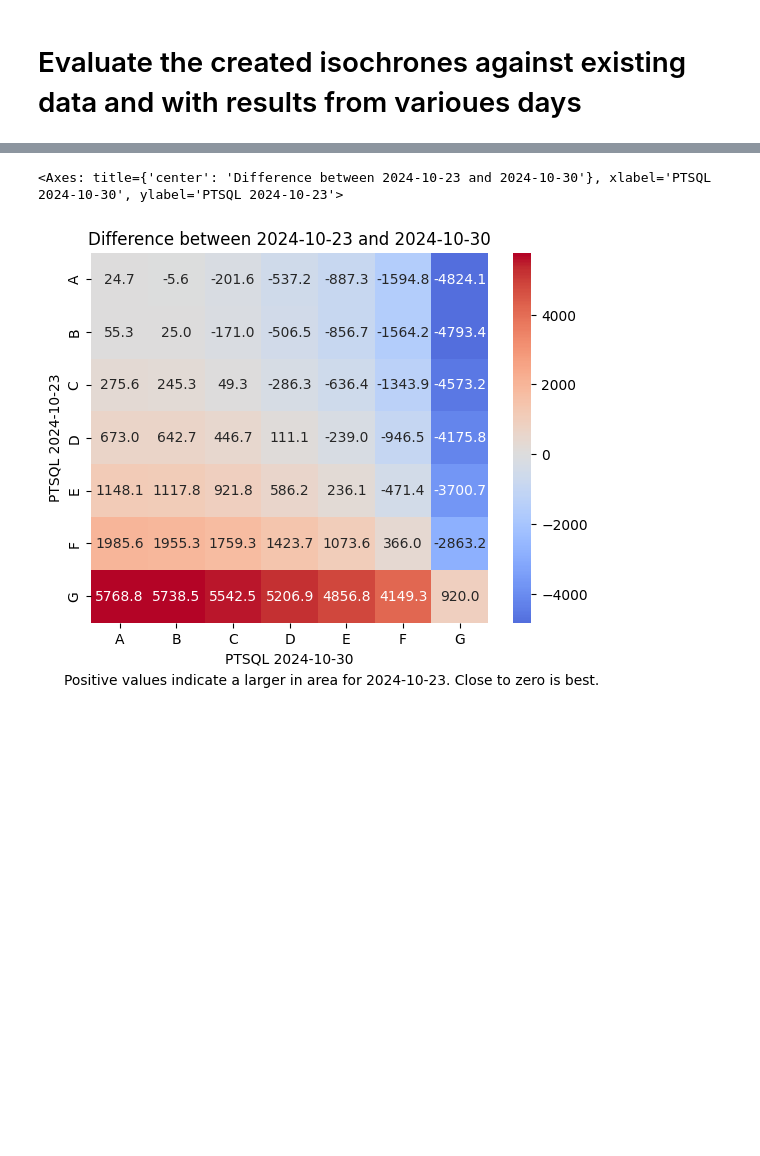
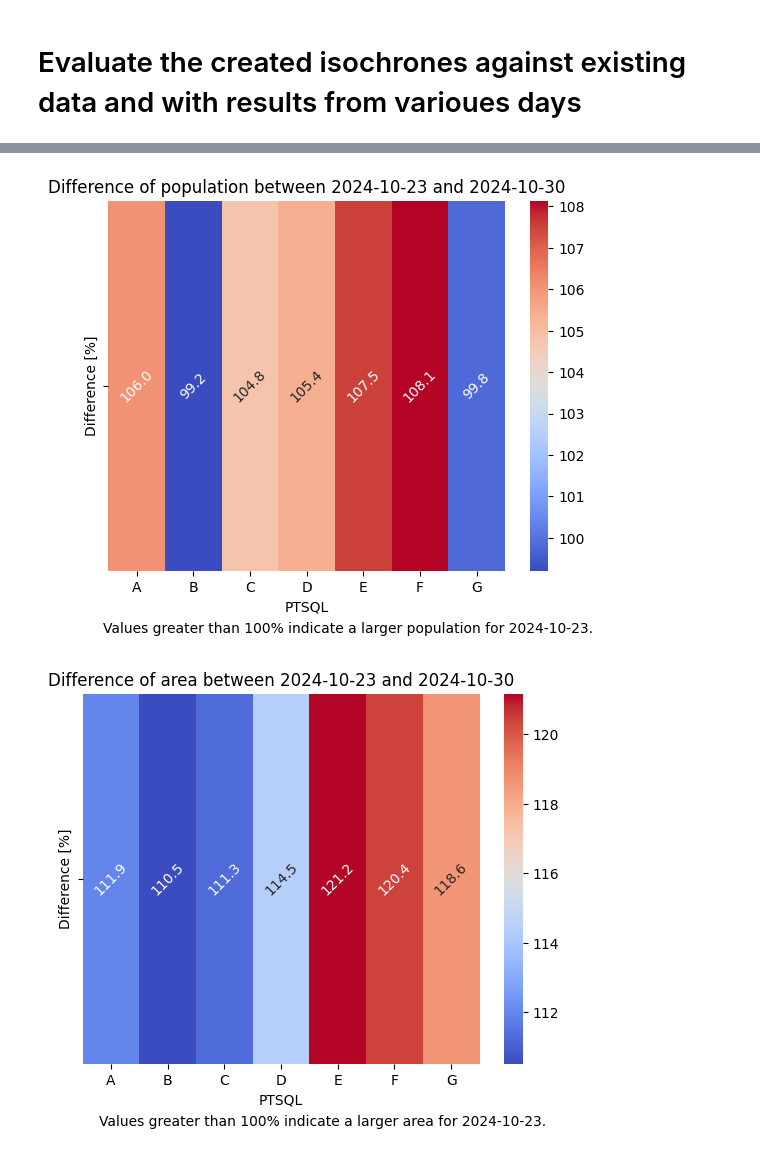
Before and after one commit to LeonRischar/ptsql_austria, a Jupyter notebook: src/demo_evaluation.ipynb, the cells around one changed output, grey strips where cells are left out. Cells and saved outputs as stored; diff of their text form; code cells hidden in the pictures; blank space fills up the shorter version.

```diff
--- a/src/demo_evaluation.ipynb
+++ b/src/demo_evaluation.ipynb
@@ -104,3 +151,2 @@ calculate_areas(isochrones)
 # %%
-df = create_area_df(days)
-df
+df_areas, df_populations = create_area_df(ALL_DAYS, calc_population=True)
@@ -116,0 +217,8 @@ df
+# %%
+# load the data again
+
+df_areas = pd.read_csv(f"{PATH_OUT_EVALUATION}area_df.csv")
+df_populations = pd.read_csv(f"{PATH_OUT_EVALUATION}population_df.csv")
+
+display(df_areas)
+display(df_populations)
@@ -117,5 +260,5 @@ df
 # %%
-def create_evaluation_plot(df, day1, day2, matrix=False, note_text=False, percent=False):
+def create_evaluation_plot(df, day1, day2, type='area', matrix=False, note_text=False, percent=False):
     """
     Create a heatmap of the differences between the two days.
 
@@ -123,6 +266,7 @@ def create_evaluation_plot(df, day1, day2, matrix=False, note_text=False, percen
         df (pd.DataFrame): The DataFrame containing the area sizes for each ptsql category as columns and the days as rows. Cols: "date, A, B, C, D, E, F, G".
         day1 (int): The first day for which the areas should be compared. Must match an entry in the "date" column in the DataFrame.
         day2 (int): The second day for which the areas should be compared. Must match an entry in the "date" column in the DataFrame.
+        type (str, optional): The type of the data. Can be "area" or "population". Defaults to "area".
         matrix (bool, optional): Whether to return a matrix of differences (squared heatmap) instead of a one-dimensional heatmap. Defaults to False.
         note_text (bool, optional): Whether to add a note to the plot indicating the direction of the differences. Defaults to False.
         percent (bool, optional): Whether to display the differences as percentages instead of absolute values. Defaults to False.
@@ -136,6 +280,7 @@ def create_evaluation_plot(df, day1, day2, matrix=False, note_text=False, percen
     labels = row_day1.columns.tolist()
 
     if matrix:
+        # a bit complicated to use and understand, 1d heatmap is better (matrix=False)
         pair_wise_diff = np.subtract.outer(row_day1.values.flatten(), row_day2.values.flatten())
 
         plot = sns.heatmap(pair_wise_diff, annot=True, xticklabels=labels, yticklabels=labels, cmap="coolwarm", center=0, fmt=".1f")
@@ -147,18 +292,34 @@ def create_evaluation_plot(df, day1, day2, matrix=False, note_text=False, percen
         else:
             diff = row_day1.values - row_day2.values
 
-        plot = sns.heatmap(diff, annot=True, xticklabels=labels, yticklabels=["Difference"], cmap="coolwarm", fmt=".1f")
+        unit = "km²" if type == "area" else "#"
+        yticklabels = ["Difference [%]" if percent else f"Difference [{unit}]"]
+
+        plot = sns.heatmap(diff, annot=True, xticklabels=labels, yticklabels=yticklabels,
+                           cmap="coolwarm", fmt=".0f" if type == 'population' and not percent else ".1f",)
+
+        for text in plot.texts:
+            text.set_rotation(45)
 
         plt.xlabel("PTSQL")
 
-    plt.title(f"Difference between {d1.date()} and {d2.date()}")
+    plt.title(f"Difference of {type} between {d1.date()} and {d2.date()}")
     if note_text:
-        plt.figtext(x=0.5, y=-0.02, s=f"Positive values indicate a larger in area for {d1.date()}. Close to zero is best.", ha="center", fontsize=10)
+        if percent:
+            text = f"Values greater than 100% indicate a larger {type} for {d1.date()}."
+        else:
+            text = f"Positive values indicate a larger {type} for {d1.date()}."
+
+        plt.figtext(x=0.5, y=-0.02, s=text, ha="center", fontsize=10)
 
     return plot
 # %%
-create_evaluation_plot(df, 20241023, 20241030, matrix=True, percent=True, note_text=True)
+p1 = create_evaluation_plot(df_populations, 20241023, 20241030, type='population', percent=True, note_text=True)
+plt.show()
+
+p2 = create_evaluation_plot(df_areas, 20241023, 20241030, type='area', percent=True, note_text=True)
+plt.show()
 # %% [output]
-<Axes: title={'center': 'Difference between 2024-10-23 and 2024-10-30'}, xlabel='PTSQL 2024-10-30', ylabel='PTSQL 2024-10-23'>
-[figure, old version]
+[figure, new version]
+[figure, added]
 # %%
```
Also changed, not shown: parts of 24 cells of this notebook, 20 other files.
